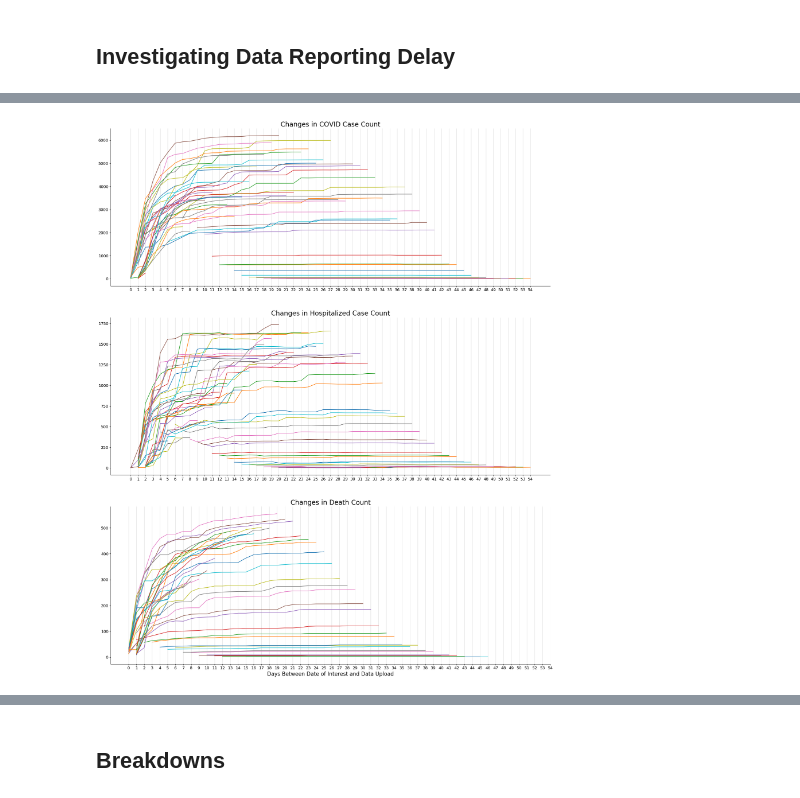
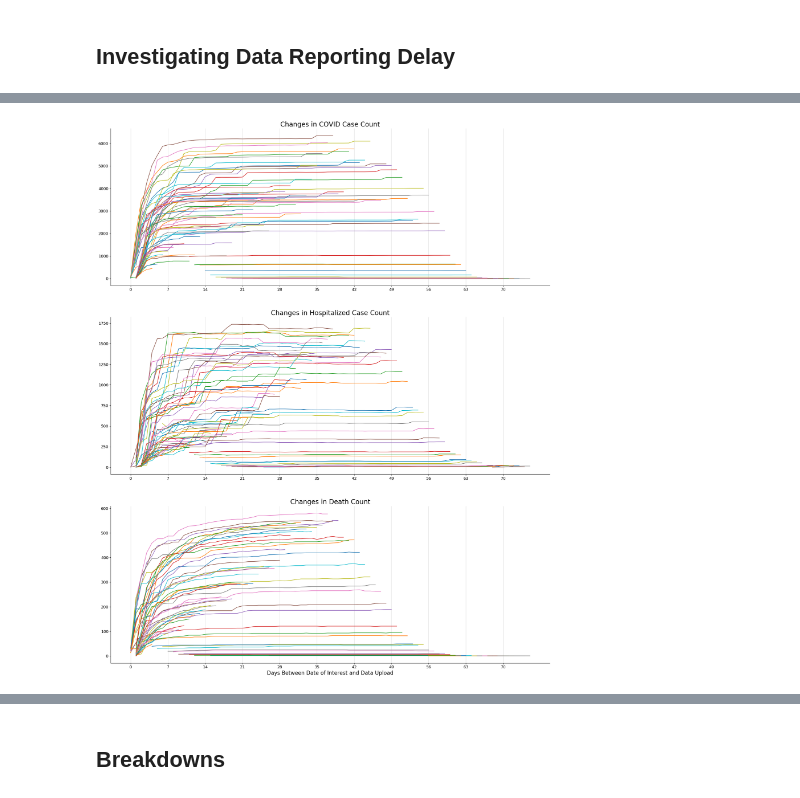
Before and after one commit to akrhea/coronavirus-data, a Jupyter notebook: NYC COVID Plots.ipynb, the cells around one changed output, grey strips where cells are left out. Drawn from its saved outputs; the diff is of its cells as text; code cells hidden in the pictures.

```diff
--- a/NYC COVID Plots.ipynb
+++ b/NYC COVID Plots.ipynb
@@ -190,14 +217,18 @@ mar30 = pd.read_csv('https://raw.githubusercontent.com/nychealth/coronavirus-dat
 mar27 = pd.read_csv('https://raw.githubusercontent.com/nychealth/coronavirus-data/6c3565c007486fc76fe26ae66ecc7a741435292d/case-hosp-death.csv')
 mar26 = pd.read_csv('https://raw.githubusercontent.com/nychealth/coronavirus-data/70ca08274f059df8ecf84756d1586faba149b0da/case-hosp-death.csv')
 # %%
+# list of all uploads
 df_list = [mar26, mar27, mar30, mar31,
            apr01, apr02, apr03, apr04, apr05, apr06, apr07,
            apr08, apr09, apr10, apr11, apr12, apr13, apr14,
            apr15, apr16, apr17, apr18, apr19, apr20, apr21,
-           apr22, apr23, apr24, apr25, apr26]
+           apr22, apr23, apr24, apr25, apr26, apr27, apr28, apr29, apr30,
+           may01, may02, may03, may04, may05, may06, may07,
+           may08, may09, may10, may11, may12, may13, may14]
 
+# create list of dates we have uploads for
 df_dates1 = pd.date_range(start='3/26/2020', end='3/27/2020')
-df_dates2 = pd.date_range(start='3/30/2020', end='4/26/2020')
+df_dates2 = pd.date_range(start='3/30/2020', end='5/14/2020')
 df_dates = df_dates1.append(df_dates2)
 
 # create upload_date attribute
@@ -206,3 +237,6 @@ for i, df in enumerate(df_list):
 
 # concatenate all data uploads into single dataframe
 xtime = pd.concat(df_list, axis=0, sort=False)
+
+#preview
+xtime.head()
@@ -216,2 +255,25 @@ xtime.loc[xtime.DATE_OF_INTEREST.isnull(), 'DATE_OF_INTEREST'] \
 xtime.drop(columns='Retrieving data. Wait a few seconds and try to cut or copy again.',
            inplace=True)
+# %%
+# confirm that we never non-null values of both case columns
+assert len(xtime[(xtime['CASE_COUNT'].isna()==False)\
+        &(xtime['NEW_COVID_CASE_COUNT'].isna()==False)])==0, \
+        'Row with both non-null values of both case count columns'
+
+# confirm that we never non-null values of both hospitalization columns
+assert len(xtime[(xtime['HOSPITALIZED_CASE_COUNT'].isna()==False)\
+        &(xtime['HOSPITALIZED_COUNT'].isna()==False)])==0, \
+        'Row with both non-null values of both hospitalization columns'
+
+# assign new case column old column's values, where null
+xtime.loc[xtime['CASE_COUNT'].isna(),
+        'CASE_COUNT'] = xtime[xtime['CASE_COUNT'].isna()]\
+                                            ['NEW_COVID_CASE_COUNT']
+
+# assign new hospitalization column old column's values, where null
+xtime.loc[xtime['HOSPITALIZED_COUNT'].isna(),
+        'HOSPITALIZED_COUNT'] = xtime[xtime['HOSPITALIZED_COUNT'].isna()]\
+                                            ['HOSPITALIZED_CASE_COUNT']
+
+# drop old columns
+xtime.drop(columns=['NEW_COVID_CASE_COUNT', 'HOSPITALIZED_CASE_COUNT'], inplace=True)
@@ -222,32 +295,34 @@ xtime['upload_date'] = pd.to_datetime(xtime['upload_date'])
 #create time delta column
 xtime['days_till_upload'] = xtime['upload_date'] - xtime['DATE_OF_INTEREST']
 # %%
+# plot statistics changes over reporting delay
+
 fig, ax = plt.subplots(3, 1, figsize=(24,30), dpi=100)
 
 for date in xtime.DATE_OF_INTEREST.unique():
     date_df = xtime[xtime.DATE_OF_INTEREST == date]
     days_passed = date_df['days_till_upload'].dt.days
-    ax[0].plot(days_passed, date_df['NEW_COVID_CASE_COUNT'])
-    ax[1].plot(days_passed, date_df['HOSPITALIZED_CASE_COUNT'])
+    ax[0].plot(days_passed, date_df['CASE_COUNT'])
+    ax[1].plot(days_passed, date_df['HOSPITALIZED_COUNT'])
     ax[2].plot(days_passed, date_df['DEATH_COUNT'])
 
 labels = np.arange(xtime['days_till_upload'].dt.days.max()+1)
 
 for i in range(3):
     ax[i].tick_params(labelsize=12)
     ax[i].spines['right'].set_visible(False)
     ax[i].spines['top'].set_visible(False)
-    ax[i].set_xticks(labels)
+    ax[i].set_xticks([x for x in labels if x%7==0])
     ax[i].grid(which='major', axis='x', alpha=0.5)
 
 ax[0].set_title('Changes in COVID Case Count', fontsize=20)
 ax[1].set_title('Changes in Hospitalized Case Count', fontsize=20)
 ax[2].set_title('Changes in Death Count', fontsize=20)
 
 ax[2].set_xlabel('Days Between Date of Interest and Data Upload', fontsize=16)
 
 plt.show()
 # %% [output]
-[figure, old version]
+[figure, new version]
 # %%
 def percent_change(row, col):
```
Also changed, not shown: parts of 26 cells of this notebook.
